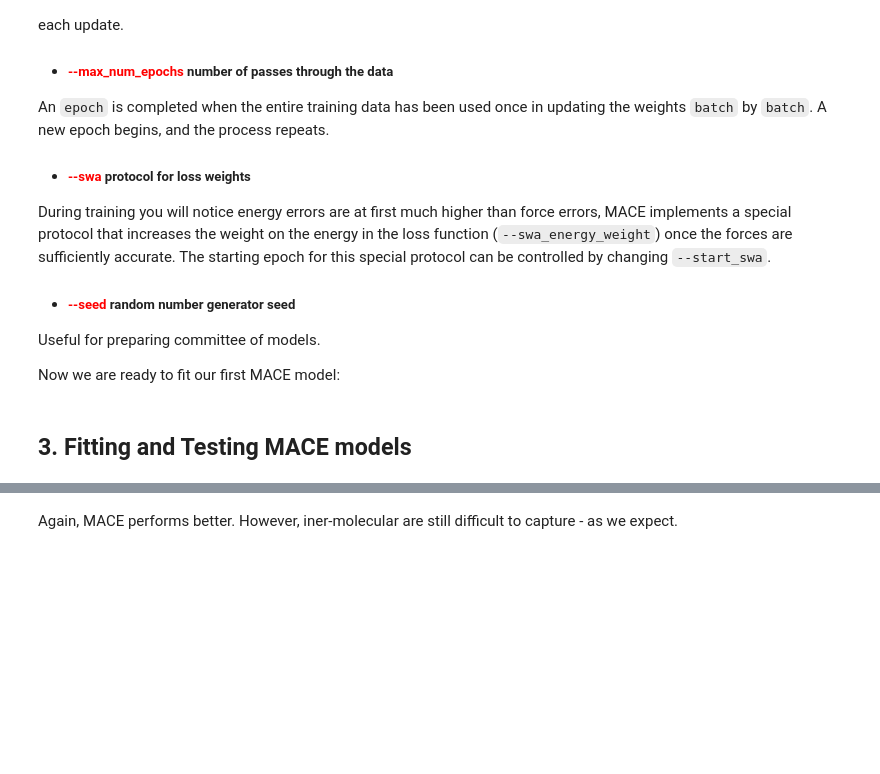
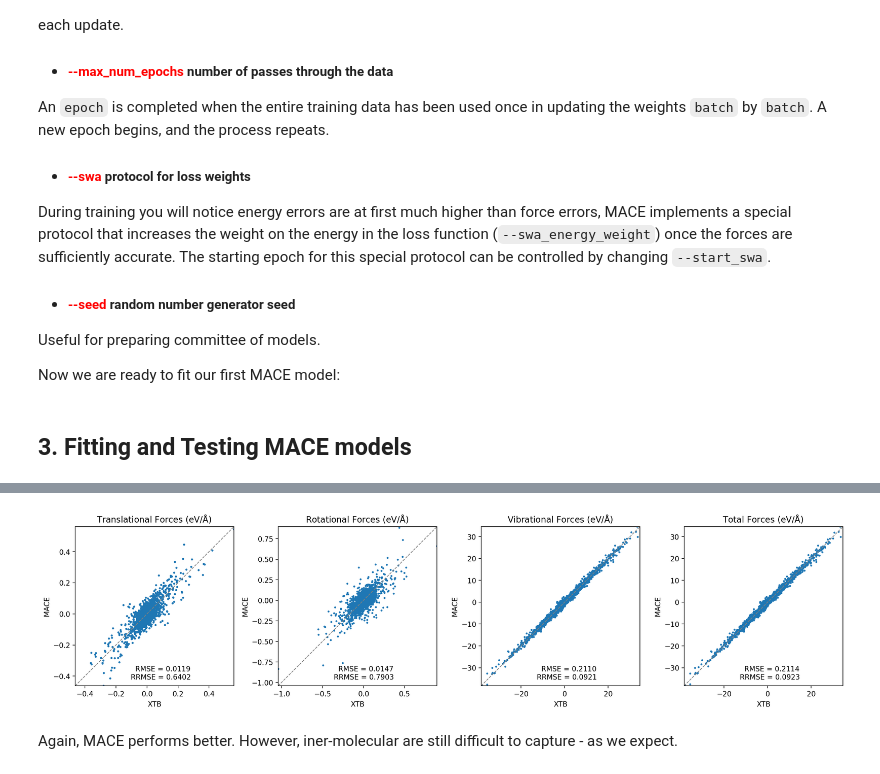
Before and after one commit to imagdau/Tutorials, a Jupyter notebook: T01-MACE-Practice-I.ipynb, the cells around one changed output, grey strips where cells are left out. Drawn from its saved outputs; the diff is of its cells as text; code cells hidden in the pictures; blank space fills up the shorter version.

```diff
--- a/T01-MACE-Practice-I.ipynb
+++ b/T01-MACE-Practice-I.ipynb
@@ -450,22 +480,21 @@ We can also check the Intra/Inter splits:
 # %%
 from aseMolec import pltProps as pp
 from aseMolec import anaAtoms as aa
 
-db1 = read('data/solvent_mace_test.xyz', ':')
-db2 = read('maceTests/solvent_test.xyz', ':')
+db1 = read('tests/mace01/solvent_test.xyz', ':')
+ea.rename_prop_tag(db1, 'energy_xtb', 'energy') #Backward compatibility
+ea.rename_prop_tag(db1, 'forces_xtb', 'forces') #Backward compatibility
+
+db2 = read('tests/mace01/solvent_test.xyz', ':')
+ea.rename_prop_tag(db2, 'MACE_energy', 'energy') #Backward compatibility
+ea.rename_prop_tag(db2, 'MACE_forces', 'forces') #Backward compatibility
 
 aa.extract_molecs(db1, intra_inter=True)
 aa.extract_molecs(db2, intra_inter=True)
 
 pp.plot_trans_rot_vib(db1, db2, labs=['XTB', 'MACE'])
-
-#db1 = read('data/solvent_test.xyz', ':')
-#aa.extract_molecs(db1, intra_inter=True)
-#ea.check_keys(db1[:1])
-#db2 = read('gapTests/solvent_test.xyz', ':')
-#aa.extract_molecs(db2, intra_inter=True)
-
-#pp.plot_trans_rot_vib(db1, db2, labs=['XTB', 'GAP'])
+# %% [output]
+[figure, added]
 # %% [markdown]
 Again, MACE performs better. However, iner-molecular are still difficult to capture - as we expect.
 # %%
```
Also changed, not shown: parts of 13 cells of this notebook, 21 other files.
